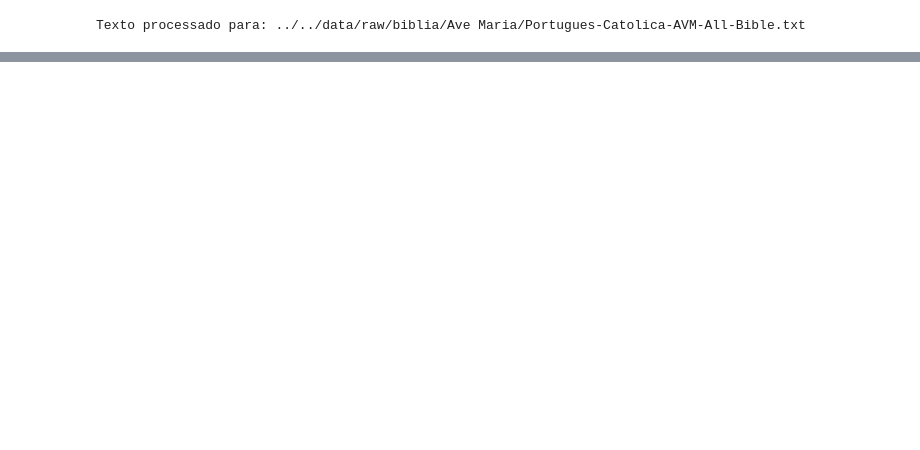
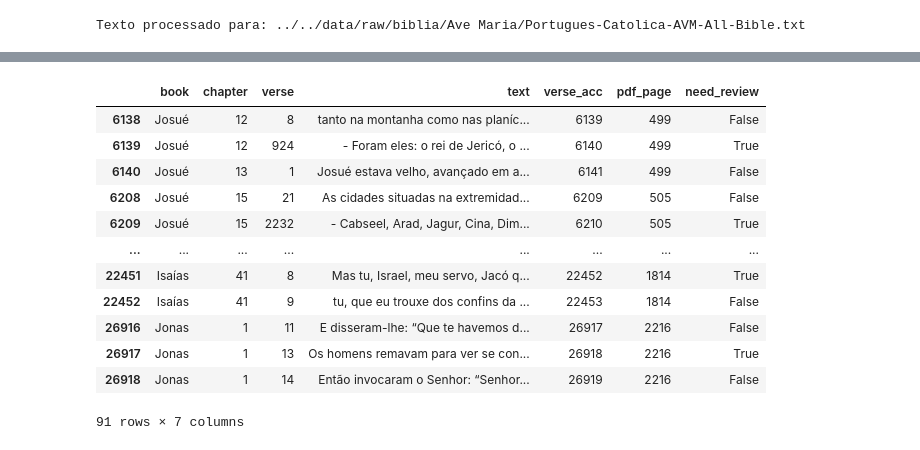
Before and after one commit to brunoconterato/AveMariaGPT, a Jupyter notebook: src/bible_vectorstore/01_structure_bible_verses.ipynb, the cells around one changed output, grey strips where cells are left out. Drawn from its saved outputs; the diff is of its cells as text; code cells hidden in the pictures; blank space fills up the shorter version.

```diff
--- a/src/bible_vectorstore/01_structure_bible_verses.ipynb
+++ b/src/bible_vectorstore/01_structure_bible_verses.ipynb
@@ -273,0 +490,24 @@ if PROCESSAR_TXT:
+# %%
+# Traz todos os need_review, junto à linha anterior e à próxima linha, já deduplicando caso choque
+need_review_pos = df_verse.index[df_verse["need_review"].fillna(False)]
+
+context_pos = set()
+for pos in need_review_pos:
+    context_pos.update({pos - 1, pos, pos + 1})
+
+context_pos = [pos for pos in sorted(context_pos) if 0 <= pos < len(df_verse)]
+df_verse.iloc[context_pos]
+# %% [output]
+|  | book | chapter | verse | text | verse_acc | pdf_page | need_review |
+| 6138 | Josué | 12 | 8 | tanto na montanha como nas planíc... | 6139 | 499 | False |
+| 6139 | Josué | 12 | 924 | - Foram eles: o rei de Jericó, o ... | 6140 | 499 | True |
+| 6140 | Josué | 13 | 1 | Josué estava velho, avançado em a... | 6141 | 499 | False |
+| 6208 | Josué | 15 | 21 | As cidades situadas na extremidad... | 6209 | 505 | False |
+| 6209 | Josué | 15 | 2232 | - Cabseel, Arad, Jagur, Cina, Dim... | 6210 | 505 | True |
+| ... | ... | ... | ... | ... | ... | ... | ... |
+| 22451 | Isaías | 41 | 8 | Mas tu, Israel, meu servo, Jacó q... | 22452 | 1814 | True |
+| 22452 | Isaías | 41 | 9 | tu, que eu trouxe dos confins da ... | 22453 | 1814 | False |
+| 26916 | Jonas | 1 | 11 | E disseram-lhe: “Que te havemos d... | 26917 | 2216 | False |
+| 26917 | Jonas | 1 | 13 | Os homens remavam para ver se con... | 26918 | 2216 | True |
+| 26918 | Jonas | 1 | 14 | Então invocaram o Senhor: “Senhor... | 26919 | 2216 | False |
+91 rows × 7 columns
```
Also changed, not shown: parts of 13 cells of this notebook, 2 other files.
